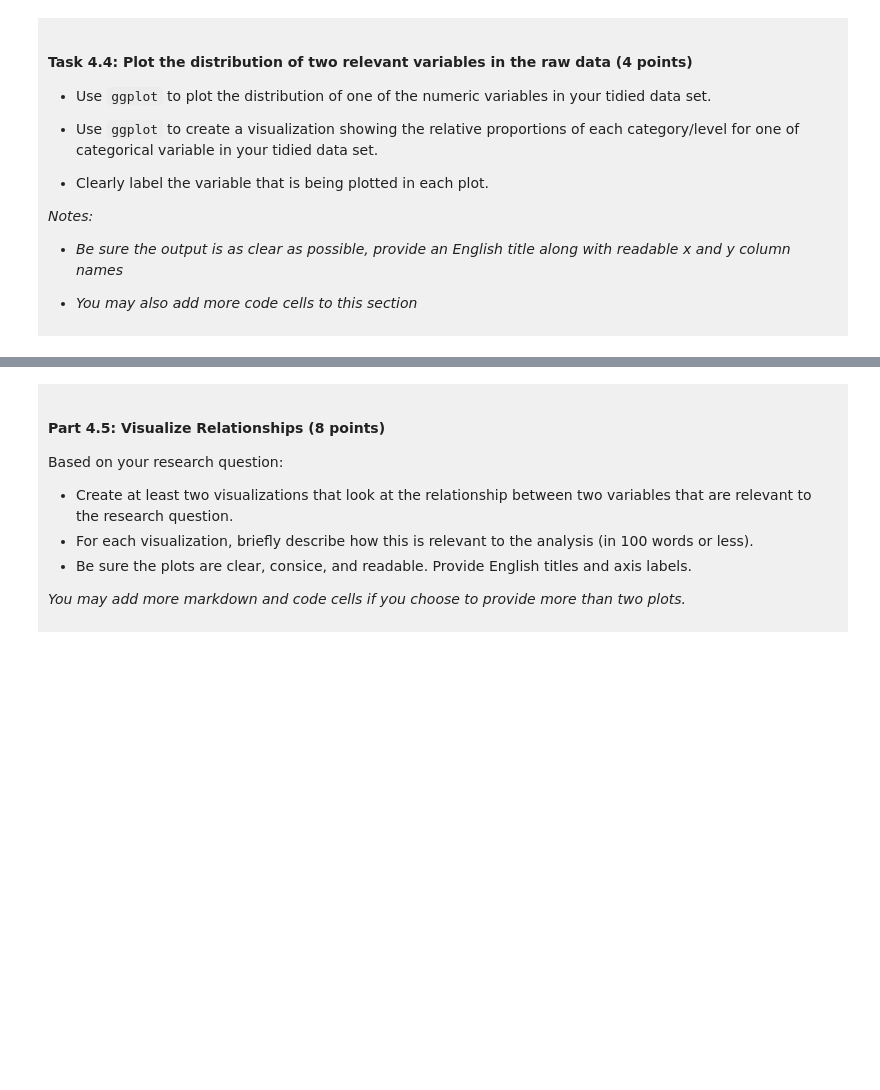
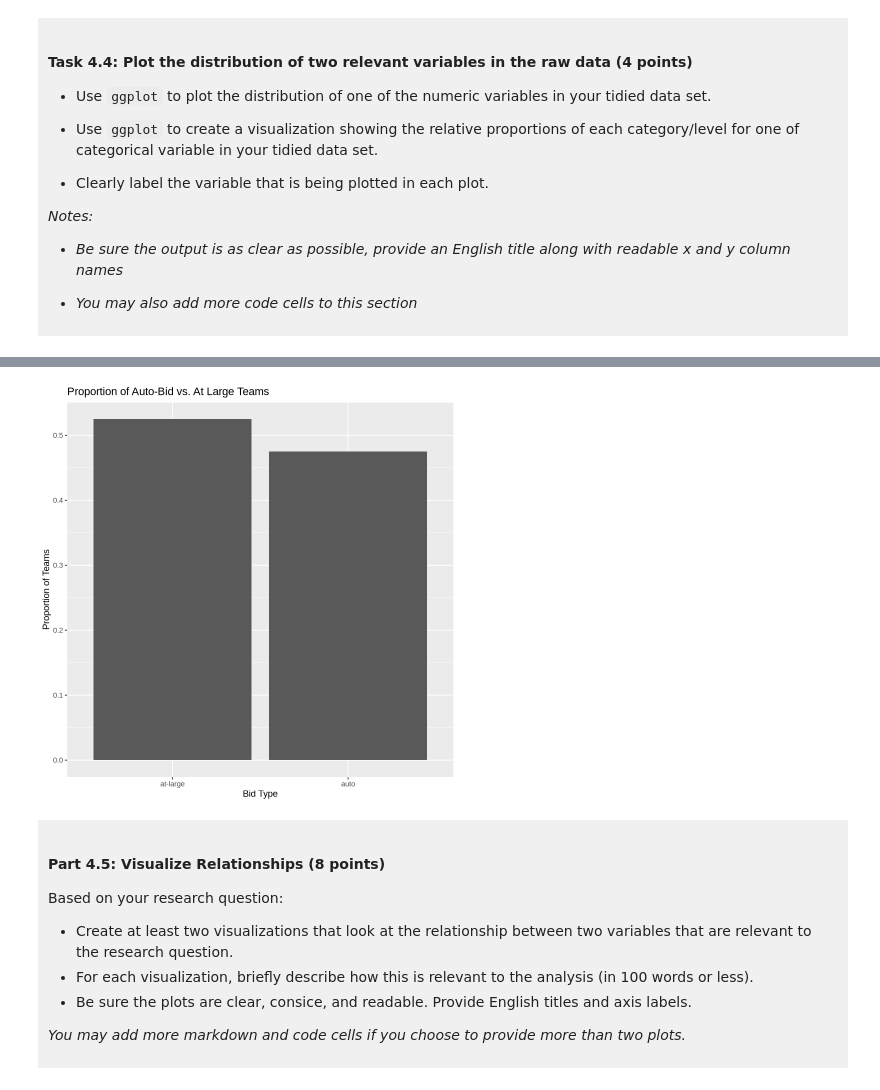
Before and after one commit to sofiesanderson/dsci-100-project-sofie-sanderson, a Jupyter notebook: dsci-100-project-notebook.ipynb, the cells around one changed output, grey strips where cells are left out. Drawn from its saved outputs; the diff is of its cells as text; code cells hidden in the pictures; blank space fills up the shorter version.

```diff
--- a/dsci-100-project-notebook.ipynb
+++ b/dsci-100-project-notebook.ipynb
@@ -299,5 +359,19 @@ You will refine your research question (if needed) and produce a tidy data set.
 # %%
-### EDIT THIS CODE CELL FOR PLOT 2 ###
+# in this cell i will calculate the proportions of each bid type and put them in a new column to make my plotting in the next
+# cell easier
+bid_proportions <- basketball_tidy|>
+    group_by(bid)|>
+    summarize(count = n())|>
+    mutate(proportion = count/sum(count))
+# %%
+#
+bid_plot <- ggplot(bid_proportions, aes(x = bid, y = proportion))+
+    geom_bar(stat = 'identity') +
+    labs(x= 'Bid Type', y = 'Proportion of Teams', title = 'Proportion of Auto-Bid vs. At Large Teams')
+
+bid_plot
+# %% [output]
+[figure, added]
 # %% [markdown]
 <div style="background-color: #f0f0f0; padding: 10px;">
 
```
Also changed, not shown: parts of 10 cells of this notebook.
